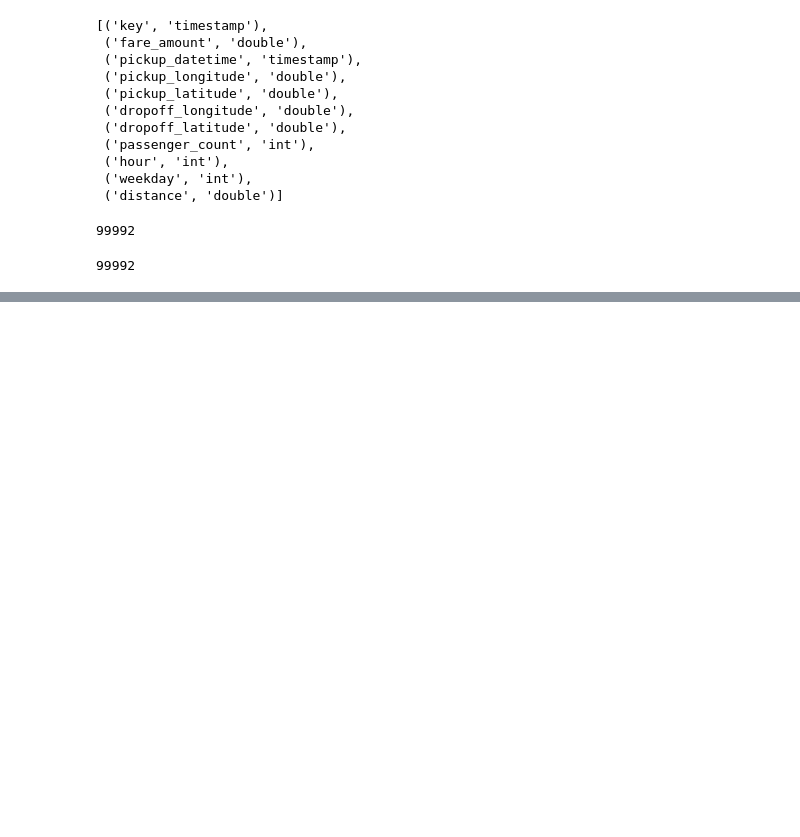
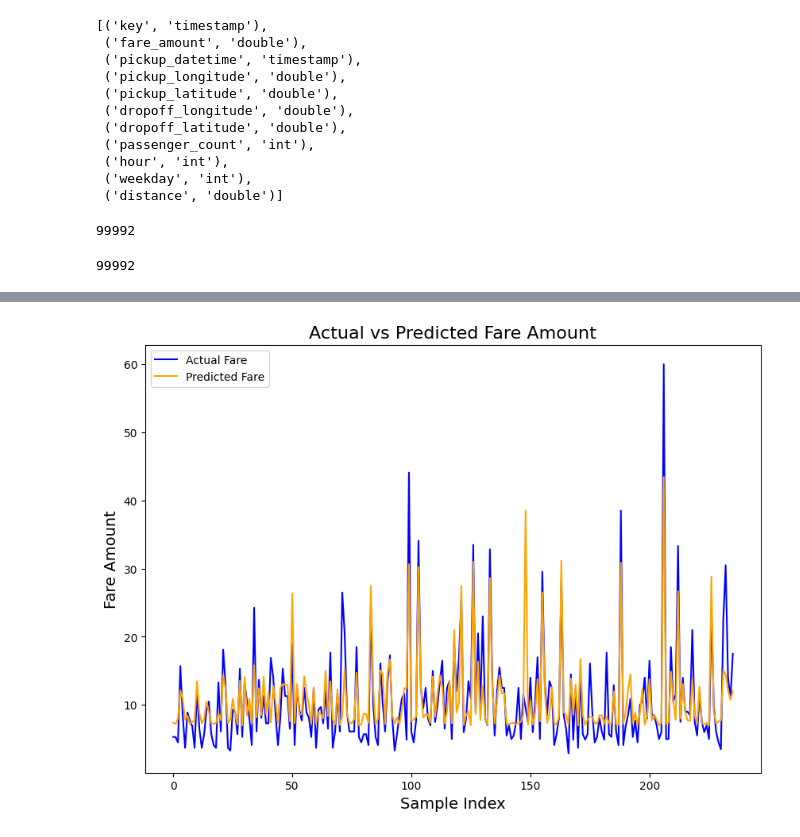
Before and after one commit to ayushchty/taxi_price_prediction, a Jupyter notebook: Untitled6.ipynb, the cells around one changed output, grey strips where cells are left out. Saved outputs shown, nothing was run; the diff lists cells and outputs as text; code cells hidden in the pictures; blank space fills up the shorter version.

Commit message:
chart added

```diff
--- a/Untitled6.ipynb
+++ b/Untitled6.ipynb
@@ -171,0 +169,14 @@ SyntaxError: invalid syntax (<ipython-input-41-f188d5ac1197>, line 1)
+# %%
+predictions_sample = predictions.sample(False, 0.01, seed=42)
+pred_pd = predictions_sample.select('fare_amount', 'prediction').toPandas()
+# %%
+plt.figure(figsize=(10,7))
+sns.lineplot(x=pred_pd.index, y='fare_amount', data=pred_pd, label='Actual Fare', color='blue')
+sns.lineplot(x=pred_pd.index, y='prediction', data=pred_pd, label='Predicted Fare', color='orange')
+plt.title('Actual vs Predicted Fare Amount', fontsize=16)
+plt.xlabel('Sample Index', fontsize=14)
+plt.ylabel('Fare Amount', fontsize=14)
+plt.legend()
+plt.show()
+# %% [output]
+[figure, added]
```
Also changed, not shown: parts of 4 cells of this notebook.
